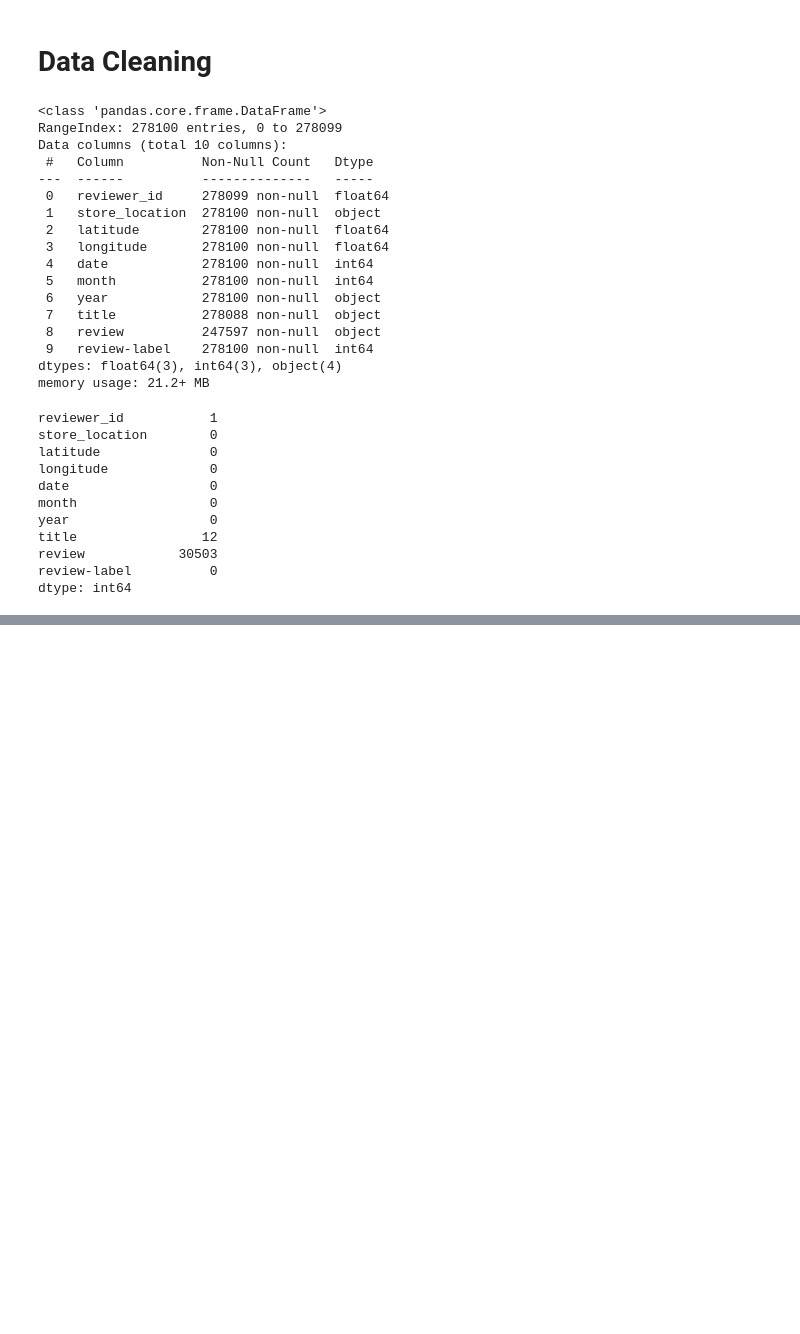
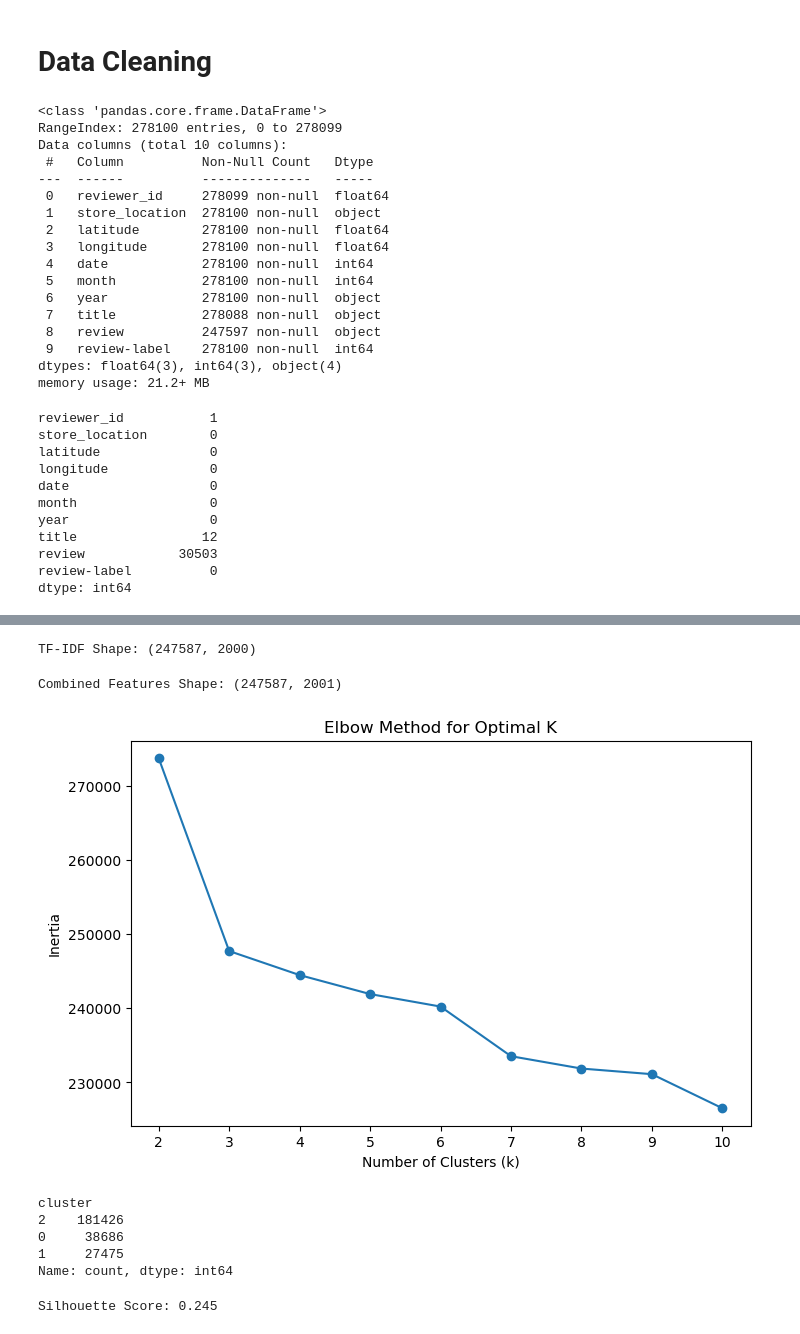
Before and after one commit to Arsan24/CognoRise-Infotech, a Jupyter notebook: Shopper Sentiment/Shopper.ipynb, the cells around one changed output, grey strips where cells are left out. Cells and saved outputs as stored; diff of their text form; code cells hidden in the pictures; blank space fills up the shorter version.

```diff
--- a/Shopper Sentiment/Shopper.ipynb
+++ b/Shopper Sentiment/Shopper.ipynb
@@ -64,0 +117,4 @@ ValueError: np.nan is an invalid document, expected byte or unicode string.
+# %%
+# Initialize lemmatizer and stopwords
+lemmatizer = WordNetLemmatizer()
+stop_words = set(stopwords.words('english'))
@@ -64,0 +160,46 @@ ValueError: np.nan is an invalid document, expected byte or unicode string.
+# %%
+# Initialize TF-IDF Vectorizer
+tfidf = TfidfVectorizer(max_features=2000, stop_words='english')  # Adjust max_features if needed
+
+# Apply TF-IDF on the cleaned text data
+text_features = tfidf.fit_transform(data['cleaned_tokens']).toarray()
+
+# Check the shape of the text feature matrix
+print("TF-IDF Shape:", text_features.shape)
+# %% [output]
+TF-IDF Shape: (247587, 2000)
+# %%
+# Select relevant numerical features
+numerical_features = data[['review-label']]  # Add more features like 'latitude', 'longitude', etc.
+
+# Scale the numerical features
+scaler = StandardScaler()
+numerical_features_scaled = scaler.fit_transform(numerical_features)
+
+# Combine TF-IDF and numerical features
+combined_features = np.hstack((text_features, numerical_features_scaled))
+
+# Check the shape of the combined feature matrix
+print("Combined Features Shape:", combined_features.shape)
+# %% [output]
+Combined Features Shape: (247587, 2001)
+# %%
+# Define range of k
+k_range = range(2, 11)
+inertia_values = []
+
+# Fit KMeans for each k and record inertia
+for k in k_range:
+    kmeans = KMeans(n_clusters=k, random_state=42)
+    kmeans.fit(combined_features)
+    inertia_values.append(kmeans.inertia_)
+
+# Plot the Elbow Curve
+plt.figure(figsize=(8, 5))
+plt.plot(k_range, inertia_values, marker='o')
+plt.title('Elbow Method for Optimal K')
+plt.xlabel('Number of Clusters (k)')
+plt.ylabel('Inertia')
+plt.show()
+# %% [output]
+[figure, added]
@@ -64,0 +214,13 @@ ValueError: np.nan is an invalid document, expected byte or unicode string.
+# %%
+data['cluster'].value_counts()
+# %% [output]
+cluster
+2    181426
+0     38686
+1     27475
+Name: count, dtype: int64
+# %%
+silhouette_avg = silhouette_score(combined_features, cluster_labels)
+print(f'Silhouette Score: {silhouette_avg:.3f}')
+# %% [output]
+Silhouette Score: 0.245
```
Also changed, not shown: parts of 15 cells of this notebook, 2 other files.
